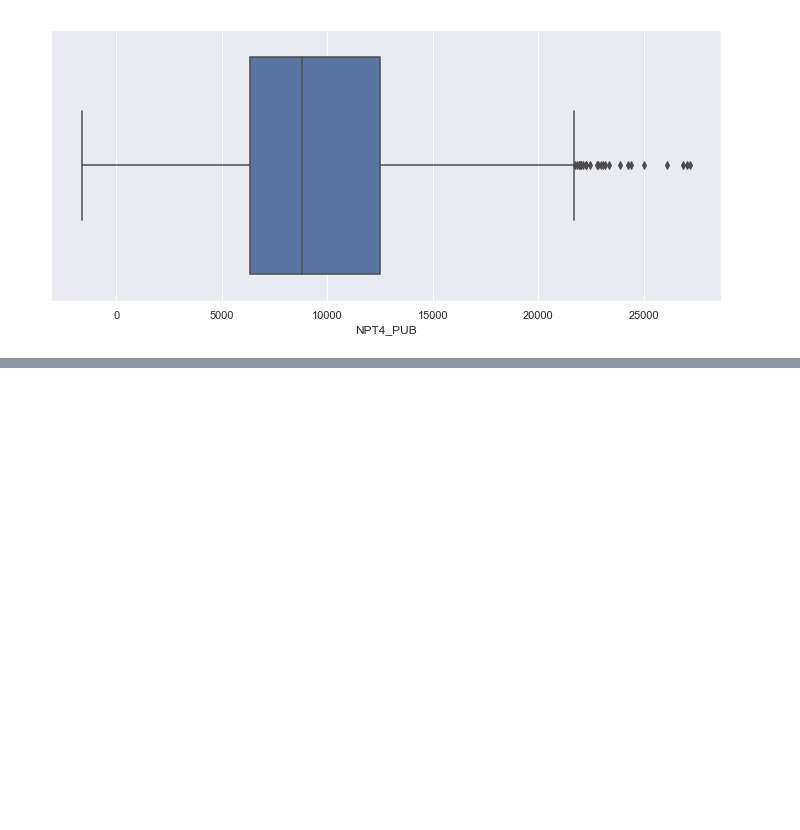
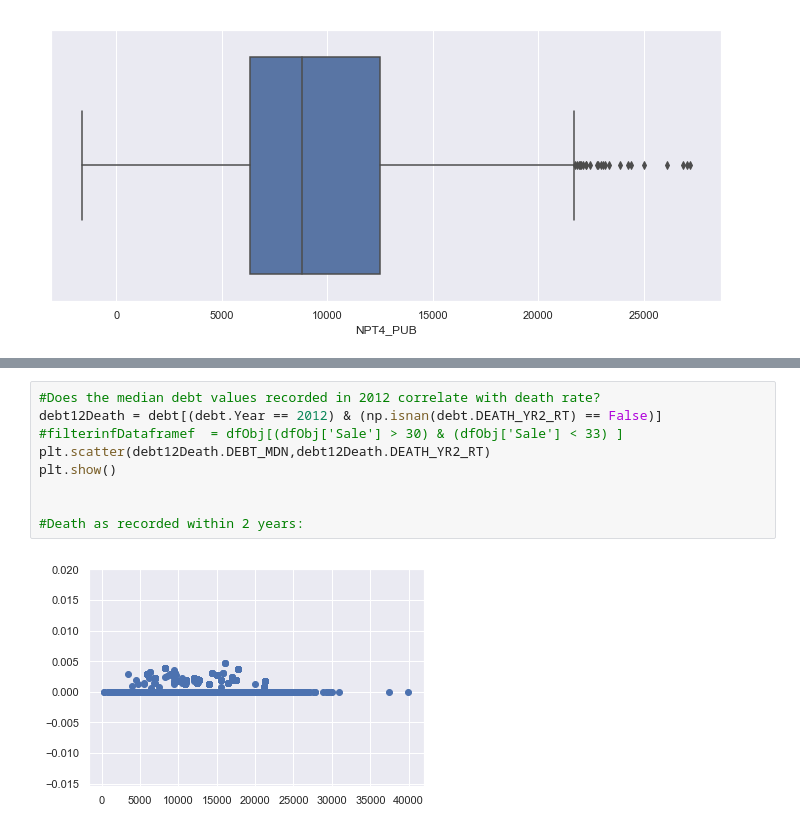
Before and after one commit to YunusBulut/dsprojects, a Jupyter notebook: prepcap/explorations.ipynb, the cells around one changed output, grey strips where cells are left out. Cells and saved outputs as stored; diff of their text form; blank space fills up the shorter version.

```diff
--- a/prepcap/explorations.ipynb
+++ b/prepcap/explorations.ipynb
@@ -122,0 +143,11 @@ ax = sns.boxplot(x='NPT4_PUB',data=yr13Pub)
+# %%
+#Does the median debt values recorded in 2012 correlate with death rate?
+debt12Death = debt[(debt.Year == 2012) & (np.isnan(debt.DEATH_YR2_RT) == False)]
+#filterinfDataframef  = dfObj[(dfObj['Sale'] > 30) & (dfObj['Sale'] < 33) ]
+plt.scatter(debt12Death.DEBT_MDN,debt12Death.DEATH_YR2_RT)
+plt.show()
+
+
+#Death as recorded within 2 years:
+# %% [output]
+[figure, added]
```
Also changed, not shown: parts of 5 cells of this notebook.
